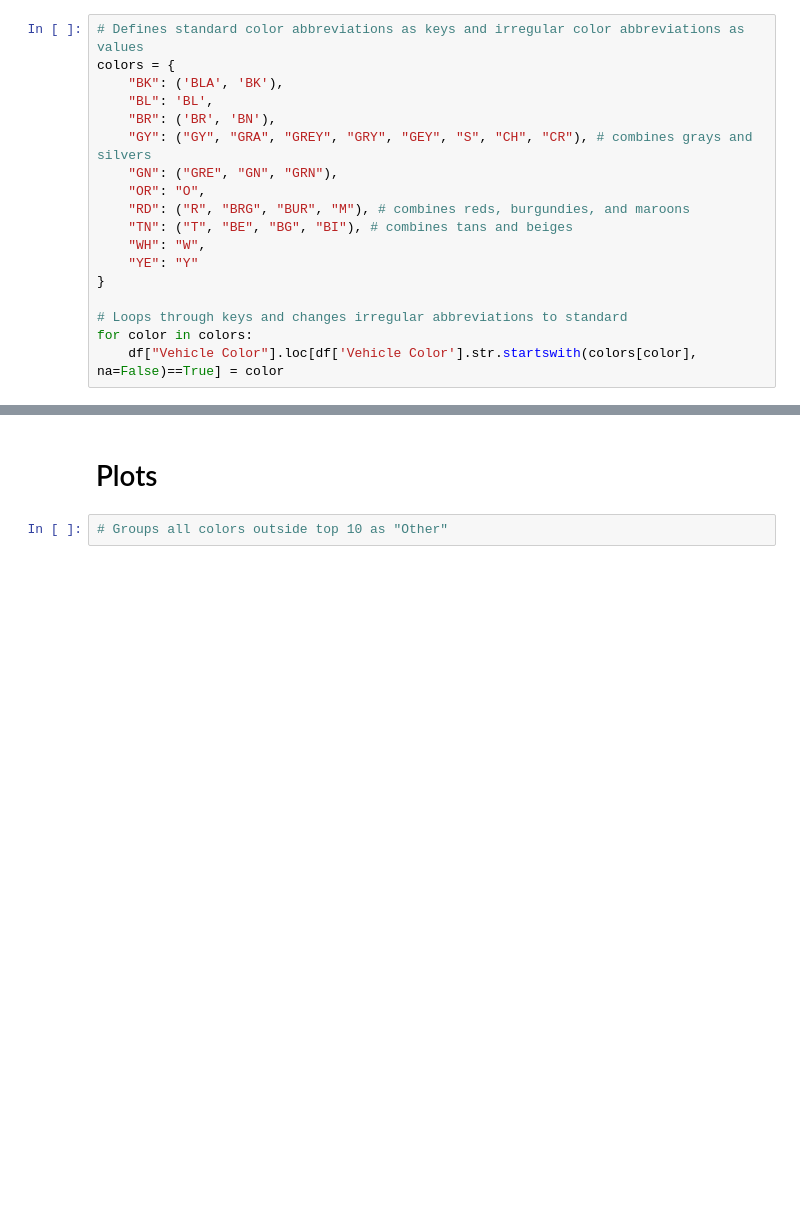
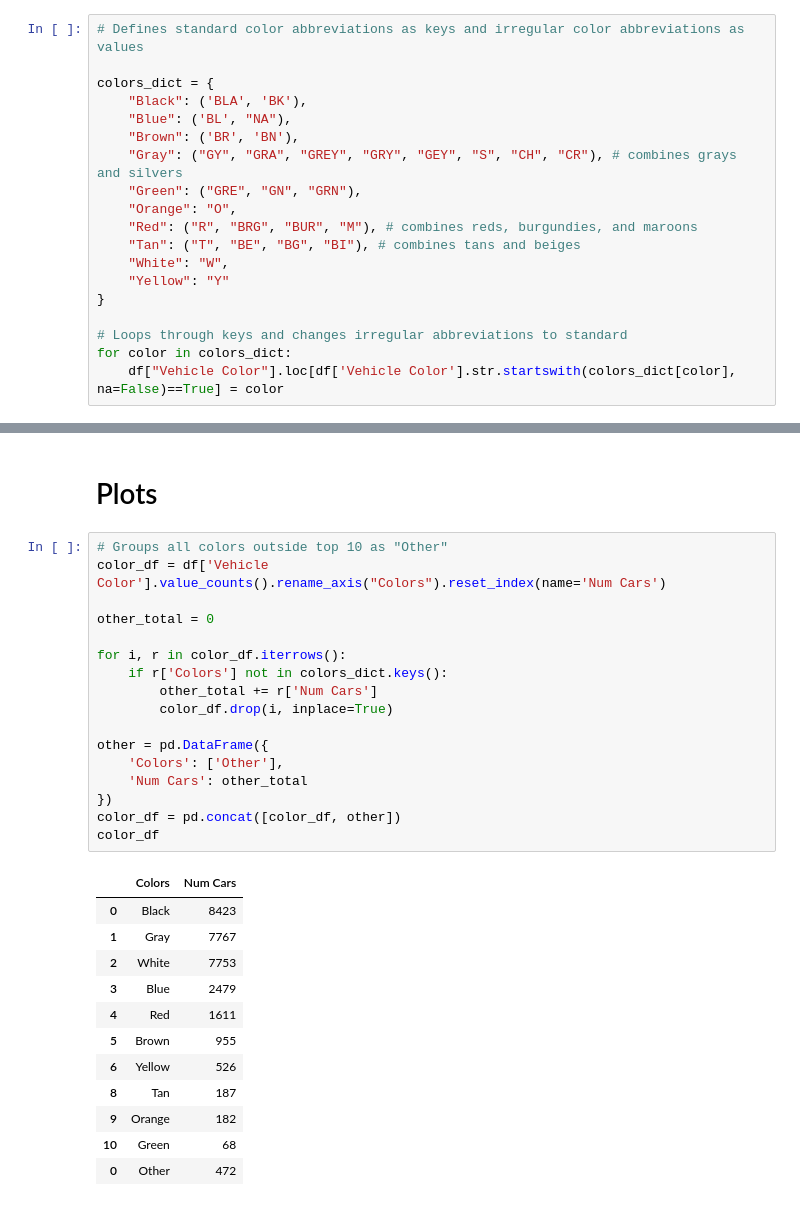
Before and after one commit to RyanAdamGonzalez1996/Project1, a Jupyter notebook: Vehicle_Color.ipynb, the cells around one changed output, grey strips where cells are left out. Saved outputs shown, nothing was run; the diff lists cells and outputs as text; blank space fills up the shorter version.

```diff
--- a/Vehicle_Color.ipynb
+++ b/Vehicle_Color.ipynb
@@ -33,22 +33,23 @@ for index, row in df.iterrows():
         df.drop(index, inplace=True)
 # %%
 # Defines standard color abbreviations as keys and irregular color abbreviations as values
-colors = {
-    "BK": ('BLA', 'BK'),
-    "BL": 'BL',
-    "BR": ('BR', 'BN'),
-    "GY": ("GY", "GRA", "GREY", "GRY", "GEY", "S", "CH", "CR"), # combines grays and silvers
-    "GN": ("GRE", "GN", "GRN"),
-    "OR": "O",
-    "RD": ("R", "BRG", "BUR", "M"), # combines reds, burgundies, and maroons
-    "TN": ("T", "BE", "BG", "BI"), # combines tans and beiges
-    "WH": "W",
-    "YE": "Y"
+
+colors_dict = {
+    "Black": ('BLA', 'BK'),
+    "Blue": ('BL', "NA"),
+    "Brown": ('BR', 'BN'),
+    "Gray": ("GY", "GRA", "GREY", "GRY", "GEY", "S", "CH", "CR"), # combines grays and silvers
+    "Green": ("GRE", "GN", "GRN"),
+    "Orange": "O",
+    "Red": ("R", "BRG", "BUR", "M"), # combines reds, burgundies, and maroons
+    "Tan": ("T", "BE", "BG", "BI"), # combines tans and beiges
+    "White": "W",
+    "Yellow": "Y"
 }
 
 # Loops through keys and changes irregular abbreviations to standard
-for color in colors:
-    df["Vehicle Color"].loc[df['Vehicle Color'].str.startswith(colors[color], na=False)==True] = color
+for color in colors_dict:
+    df["Vehicle Color"].loc[df['Vehicle Color'].str.startswith(colors_dict[color], na=False)==True] = color
 # %% [output]
 A value is trying to be set on a copy of a slice from a DataFrame
 
@@ -77,5 +78,33 @@ GLBR        1
 Name: Vehicle Color, dtype: int64
 # %% [markdown]
 # Plots
-# %%
-# Groups all colors outside top 10 as "Other"
+# %%
+# Groups all colors outside top 10 as "Other"
+color_df = df['Vehicle Color'].value_counts().rename_axis("Colors").reset_index(name='Num Cars')
+
+other_total = 0
+
+for i, r in color_df.iterrows():
+    if r['Colors'] not in colors_dict.keys():
+        other_total += r['Num Cars']
+        color_df.drop(i, inplace=True)
+
+other = pd.DataFrame({
+    'Colors': ['Other'],
+    'Num Cars': other_total
+})
+color_df = pd.concat([color_df, other])
+color_df
+# %% [output]
+|  | Colors | Num Cars |
+| 0 | Black | 8423 |
+| 1 | Gray | 7767 |
+| 2 | White | 7753 |
+| 3 | Blue | 2479 |
+| 4 | Red | 1611 |
+| 5 | Brown | 955 |
+| 6 | Yellow | 526 |
+| 8 | Tan | 187 |
+| 9 | Orange | 182 |
+| 10 | Green | 68 |
+| 0 | Other | 472 |
```
Also changed, not shown: parts of 4 cells of this notebook.
